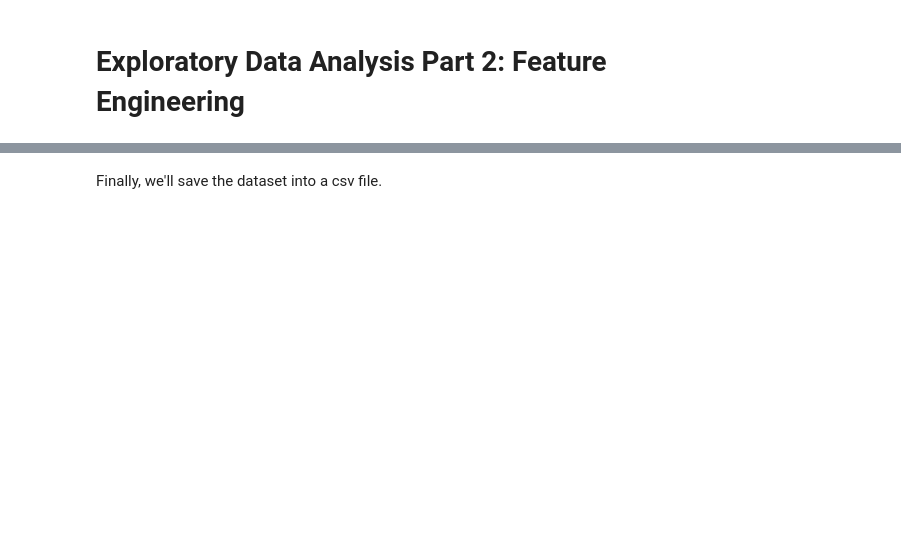
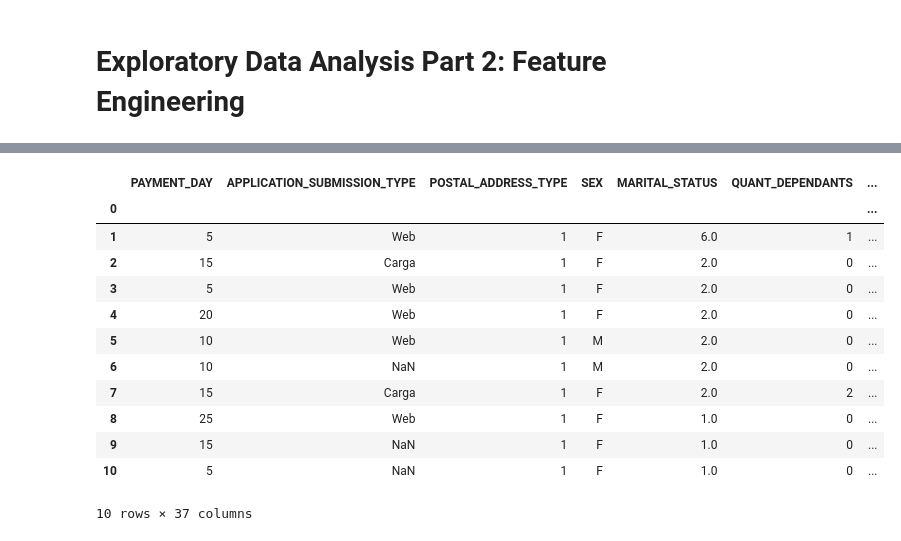
Before and after one commit to wdlopezp/Credit-Risk-Analysis, a Jupyter notebook: notebooks/Feature_Engineering.ipynb, the cells around one changed output, grey strips where cells are left out. Saved outputs shown, nothing was run; the diff lists cells and outputs as text; code cells hidden in the pictures; blank space fills up the shorter version.

```diff
--- a/notebooks/Feature_Engineering.ipynb
+++ b/notebooks/Feature_Engineering.ipynb
@@ -242,2 +2,0 @@ train_data.replace(to_replace=['', ' '], value=np.nan, inplace=True)
-# %% [markdown]
-Finally, we'll save the dataset into a csv file.
@@ -245,0 +20,20 @@ train_data.to_csv('./preprocessed_data.csv')
+# %%
+# Read training data
+data = pd.read_csv('./preprocessed_data.csv', index_col=0)
+# %%
+# Take a look on data inside the training dataset
+data.head(10)
+# %% [output]
+|  | PAYMENT_DAY | APPLICATION_SUBMISSION_TYPE | POSTAL_ADDRESS_TYPE | SEX | MARITAL_STATUS | QUANT_DEPENDANTS | ... |
+| 0 |  |  |  |  |  |  | ... |
+| 1 | 5 | Web | 1 | F | 6.0 | 1 | ... |
+| 2 | 15 | Carga | 1 | F | 2.0 | 0 | ... |
+| 3 | 5 | Web | 1 | F | 2.0 | 0 | ... |
+| 4 | 20 | Web | 1 | F | 2.0 | 0 | ... |
+| 5 | 10 | Web | 1 | M | 2.0 | 0 | ... |
+| 6 | 10 | NaN | 1 | M | 2.0 | 0 | ... |
+| 7 | 15 | Carga | 1 | F | 2.0 | 2 | ... |
+| 8 | 25 | Web | 1 | F | 1.0 | 0 | ... |
+| 9 | 15 | NaN | 1 | F | 1.0 | 0 | ... |
+| 10 | 5 | NaN | 1 | F | 1.0 | 0 | ... |
+10 rows × 37 columns
```
Also changed, not shown: parts of 46 cells of this notebook, 5 other files.
